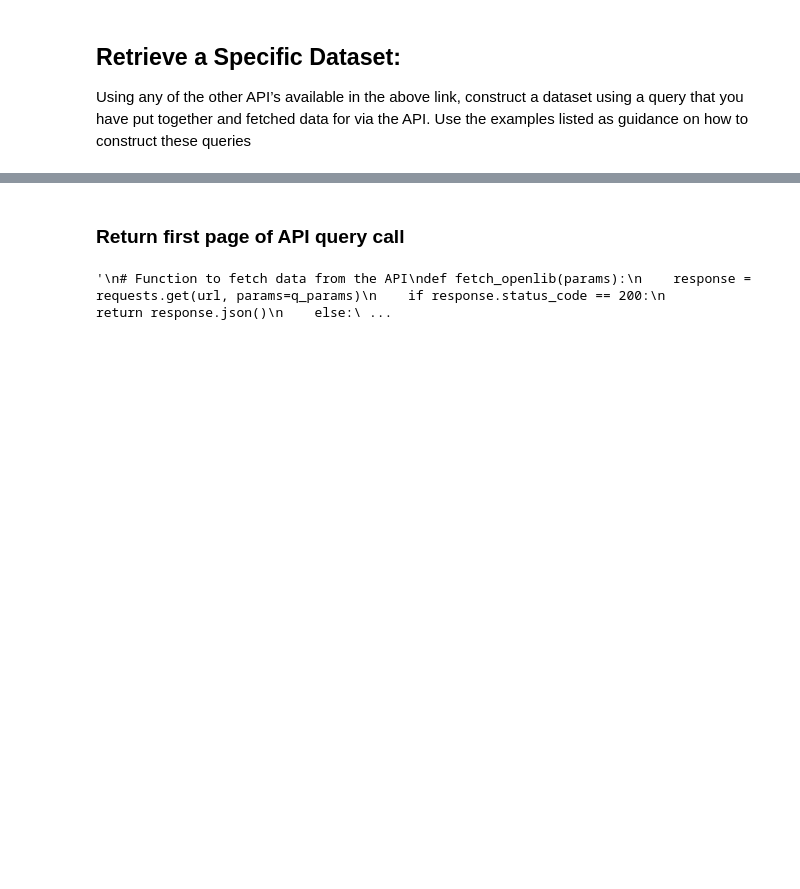
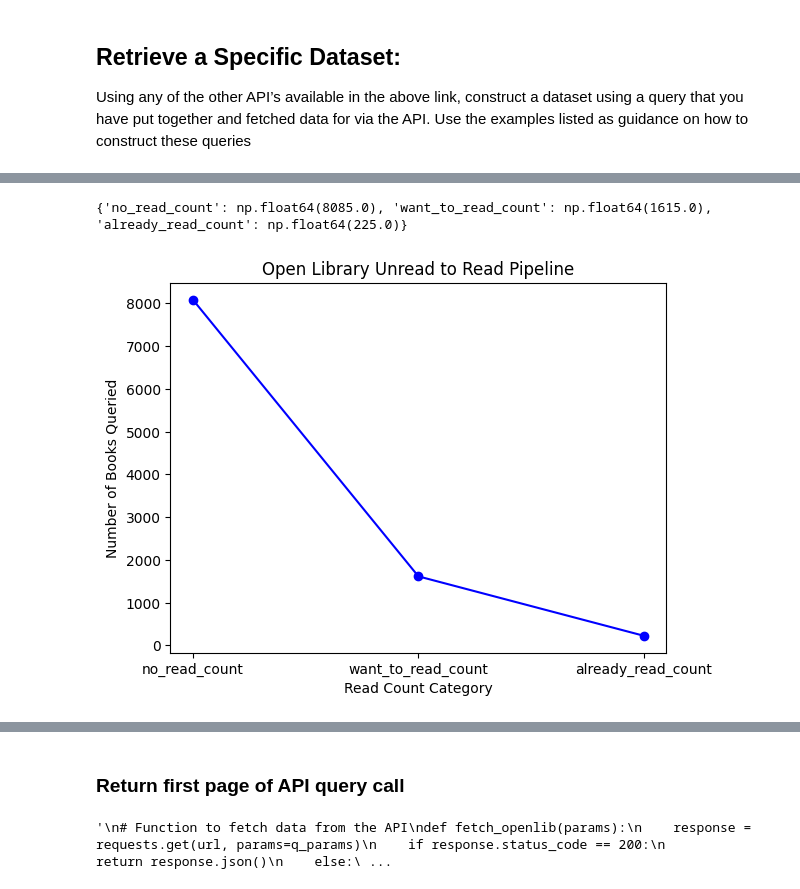
Before and after one commit to caitlinmac/openlib-data, a Jupyter notebook: dt_openlib1.ipynb, the cells around one changed output, grey strips where cells are left out. Cells and saved outputs as stored; diff of their text form; code cells hidden in the pictures; blank space fills up the shorter version.

```diff
--- a/dt_openlib1.ipynb
+++ b/dt_openlib1.ipynb
@@ -6,0 +39,3 @@ import pandas as pd
+# %%
+openlib_df = pd.DataFrame.from_records(openlib_data['docs'])
+openlib_df.isnull().sum().sort_values(ascending=False)/len(openlib_df)
@@ -6,0 +60,38 @@ import pandas as pd
+# %%
+read_dict = {}
+read_dict['no_read_count'] = len(openlib_df) - round(openlib_df['readinglog_count'].sum(),2)
+read_dict['want_to_read_count'] = round(openlib_df['want_to_read_count'].sum(),2)
+#read_dict['currently_reading_count'] = round(openlib_df[['currently_reading_count']].isnull().sum()/len(openlib_df),2)
+read_dict['already_read_count'] = round(openlib_df['already_read_count'].sum(),2)
+print(read_dict)
+
+readcount_df = pd.DataFrame.from_dict(read_dict, orient='index')
+
+plt.plot(readcount_df, marker='o', linestyle='-', color='b', label='Read Count')
+
+
+# Adding labels
+plt.xlabel('Read Count Category')
+plt.ylabel('Number of Books Queried')
+plt.title('Open Library Unread to Read Pipeline')
+
+# Display the plot
+plt.show()
+
+"""
+VISUAL
+
+# Extracting the data from the dictionary
+categories = list(read_dict.keys())
+counts = list(read_dict.values())
+
+#reading_log_data = {'want_to_read_count' : data_df.['want_to_read_count'].sum(),'currently_reading_count': data_df.['currently_reading_count'].sum() ,'already_read_count': data_df['already_read_count'].sum()}
+
+
+# Adding labels for each data point directly after plt.plot()
+for category, count in readcount_df.items():
+    plt.text(category, count, f'{count}', ha='center', va='bottom')
+"""
+# %% [output]
+{'no_read_count': np.float64(8085.0), 'want_to_read_count': np.float64(1615.0), 'already_read_count': np.float64(225.0)}
+[figure, added]
```
Also changed, not shown: parts of 5 cells of this notebook, 1 other file.
